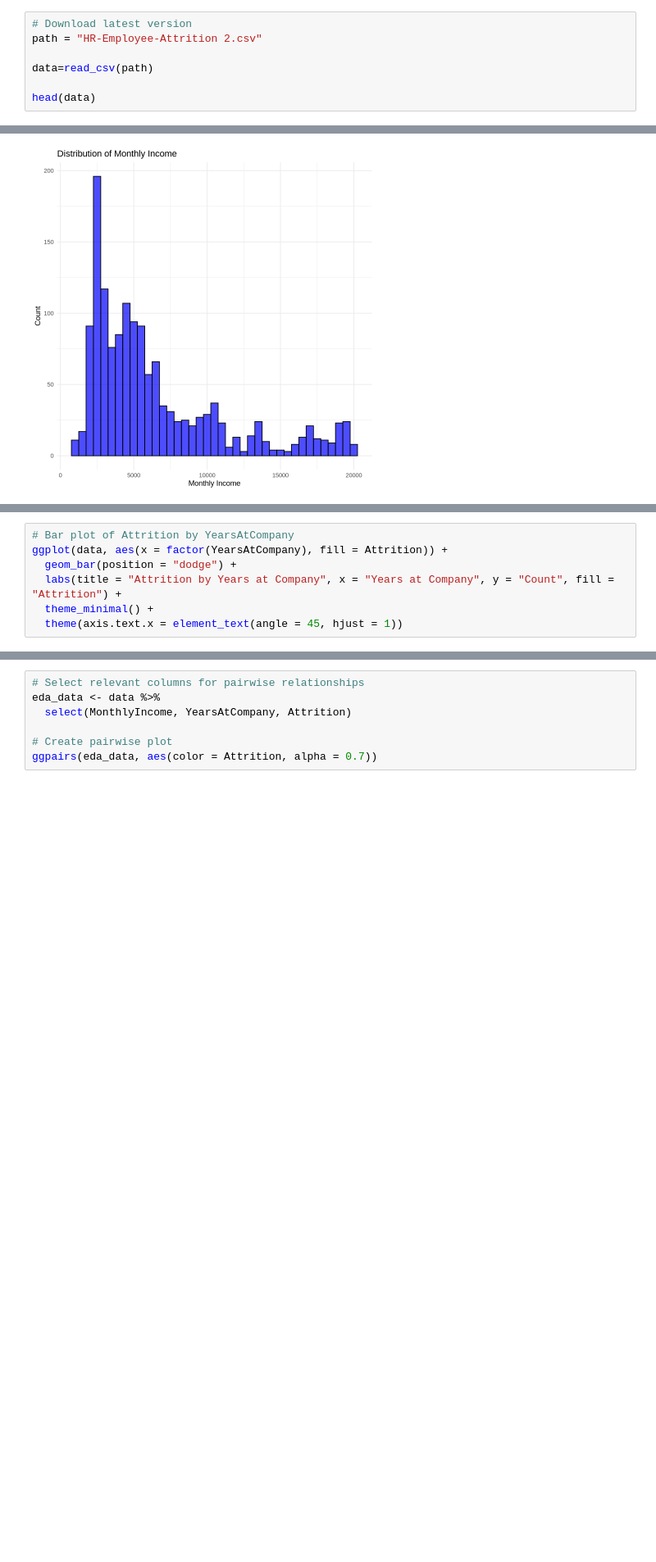
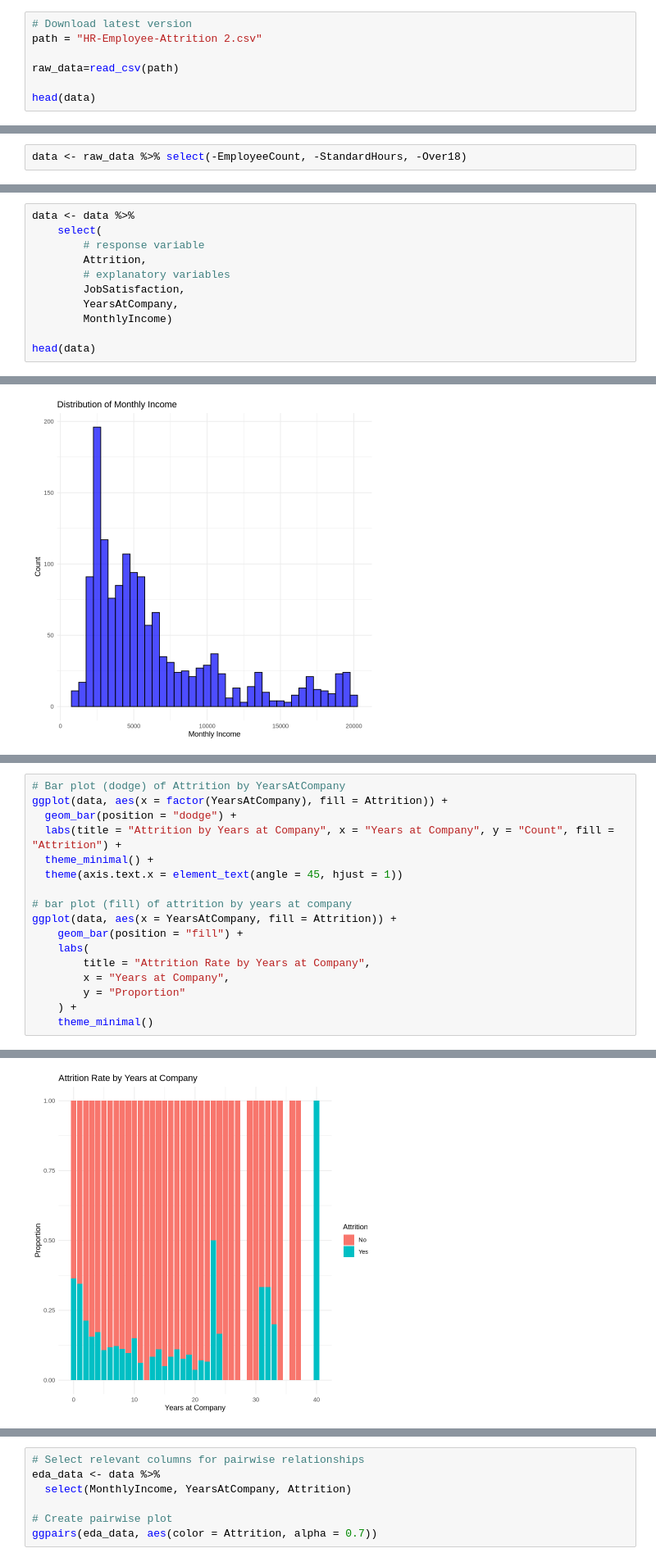
Before and after one commit to navthukral/STAT301Project, a Jupyter notebook: GroupReport.ipynb, the cells around one changed output, grey strips where cells are left out. Shown at 82% size. Drawn from its saved outputs; the diff is of its cells as text; blank space fills up the shorter version.

```diff
--- a/GroupReport.ipynb
+++ b/GroupReport.ipynb
@@ -32,7 +51,7 @@ Making 'packages.html' ...
 # Download latest version
 path = "HR-Employee-Attrition 2.csv"
 
-data=read_csv(path)
+raw_data=read_csv(path)
 
 head(data)
 # %% [output]
@@ -66,0 +87,2 @@ These visualizations provide insights into potential patterns and associations t
+# %%
+data <- raw_data %>% select(-EmployeeCount, -StandardHours, -Over18)
@@ -66,0 +159,11 @@ These visualizations provide insights into potential patterns and associations t
+# %%
+data <- data %>%
+    select(
+        # response variable
+        Attrition,
+        # explanatory variables
+        JobSatisfaction,
+        YearsAtCompany,
+        MonthlyIncome)
+
+head(data)
@@ -83,12 +198,23 @@ The bar plot indicates that employees with fewer years at the company are more l
 # %%
-# Bar plot of Attrition by YearsAtCompany
+# Bar plot (dodge) of Attrition by YearsAtCompany
 ggplot(data, aes(x = factor(YearsAtCompany), fill = Attrition)) +
   geom_bar(position = "dodge") +
   labs(title = "Attrition by Years at Company", x = "Years at Company", y = "Count", fill = "Attrition") +
   theme_minimal() +
   theme(axis.text.x = element_text(angle = 45, hjust = 1))
+
+# bar plot (fill) of attrition by years at company
+ggplot(data, aes(x = YearsAtCompany, fill = Attrition)) +
+    geom_bar(position = "fill") +
+    labs(
+        title = "Attrition Rate by Years at Company",
+        x = "Years at Company",
+        y = "Proportion"
+    ) +
+    theme_minimal()
 # %% [output]
 [figure]
+[figure, added]
 # %% [markdown]
 ### Monthly Income by Attrition
 
```
Also changed, not shown: parts of 18 cells of this notebook.
